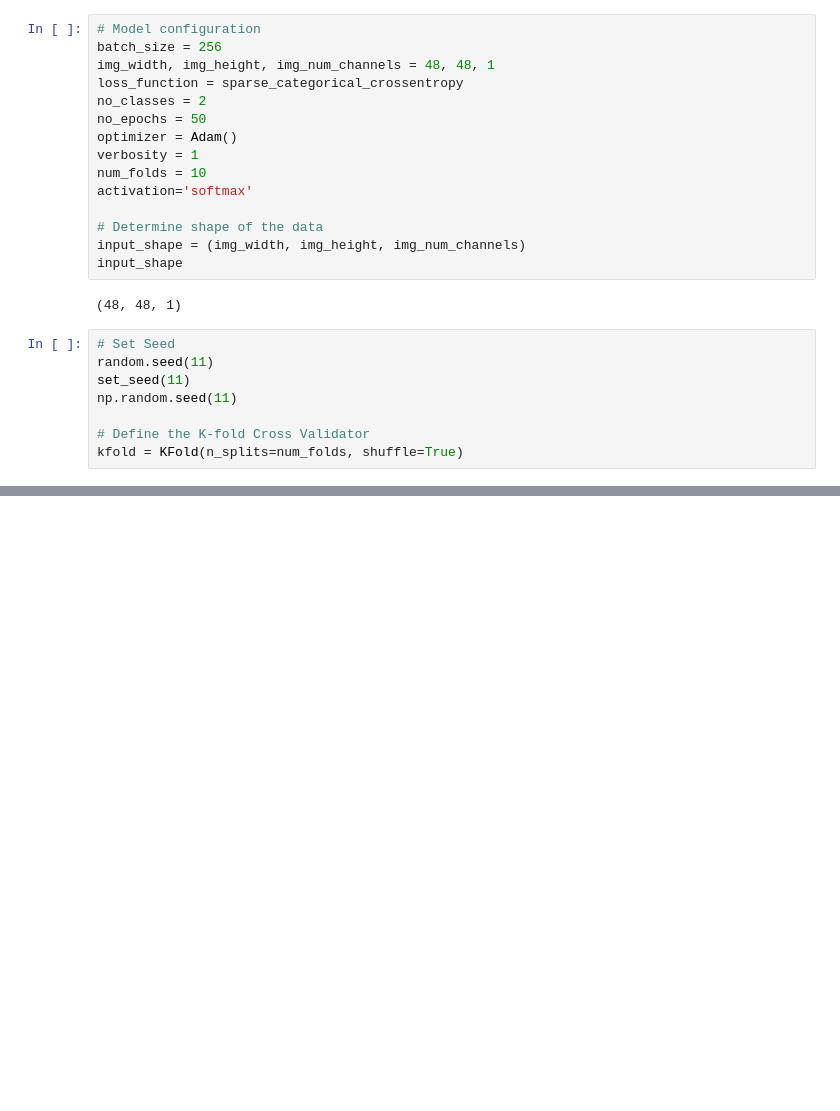
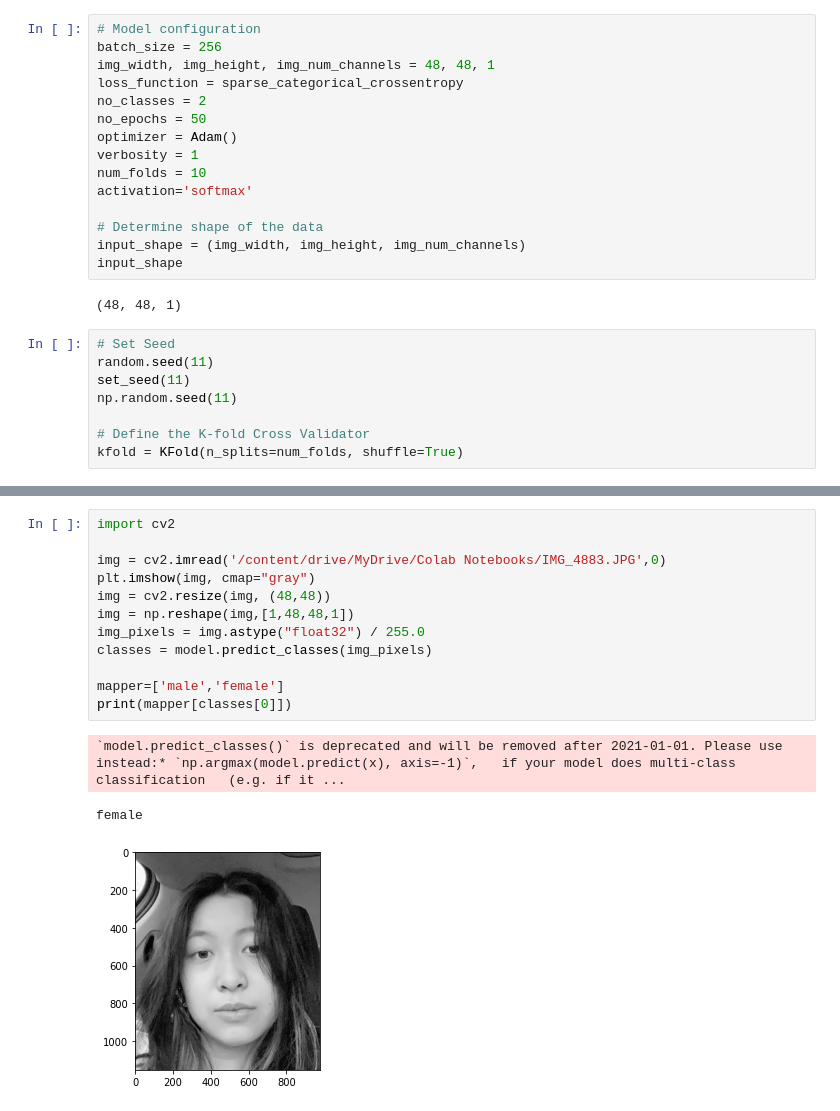
Before and after one commit to annabellatian/futureMakers, a Jupyter notebook: genderClassification/genderClassification.ipynb, the cells around one changed output, grey strips where cells are left out. Saved outputs shown, nothing was run; the diff lists cells and outputs as text; blank space fills up the shorter version.

```diff
--- a/genderClassification/genderClassification.ipynb
+++ b/genderClassification/genderClassification.ipynb
@@ -413,0 +646,16 @@ Epoch 8/50
+# %%
+import cv2
+
+img = cv2.imread('/content/drive/MyDrive/Colab Notebooks/IMG_4883.JPG',0)
+plt.imshow(img, cmap="gray")
+img = cv2.resize(img, (48,48))
+img = np.reshape(img,[1,48,48,1])
+img_pixels = img.astype("float32") / 255.0
+classes = model.predict_classes(img_pixels)
+
+mapper=['male','female']
+print(mapper[classes[0]])
+# %% [output]
+`model.predict_classes()` is deprecated and will be removed after 2021-01-01. Please use instead:* `np.argmax(model.predict(x), axis=-1)`,   if your model does multi-class classification   (e.g. if it ...
+female
+[figure, added]
```
Also changed, not shown: parts of 13 cells of this notebook.
